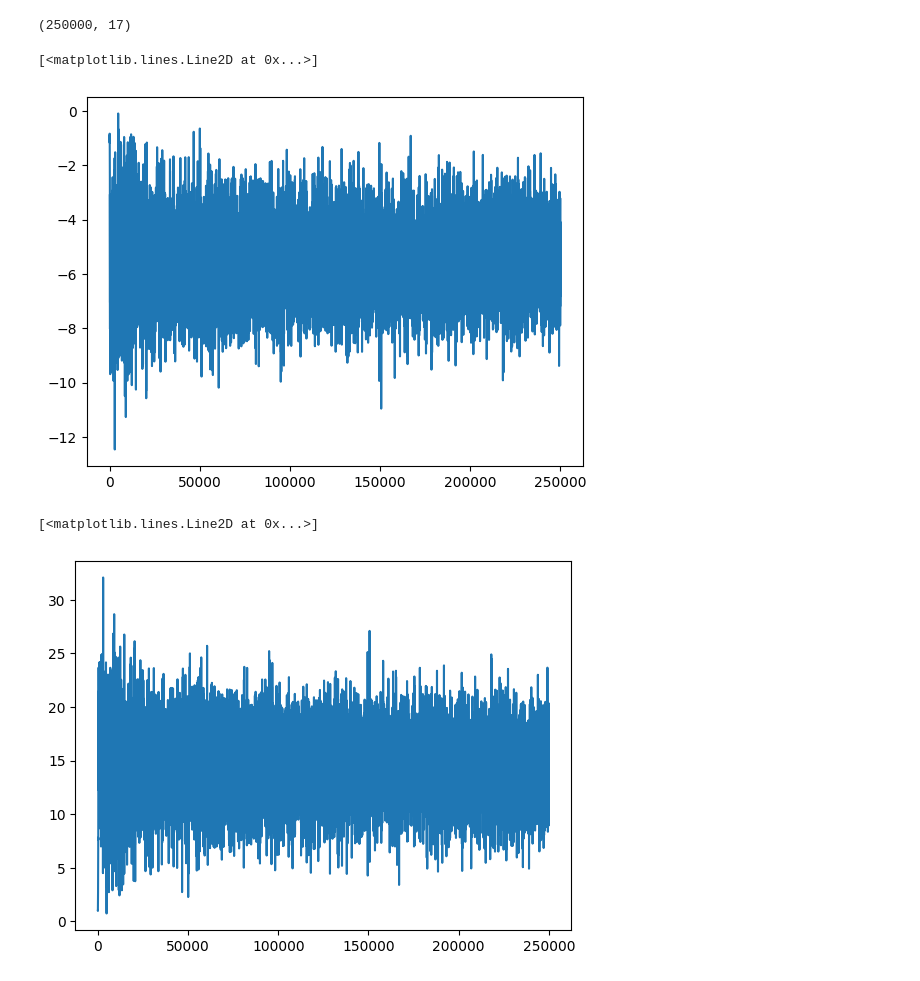
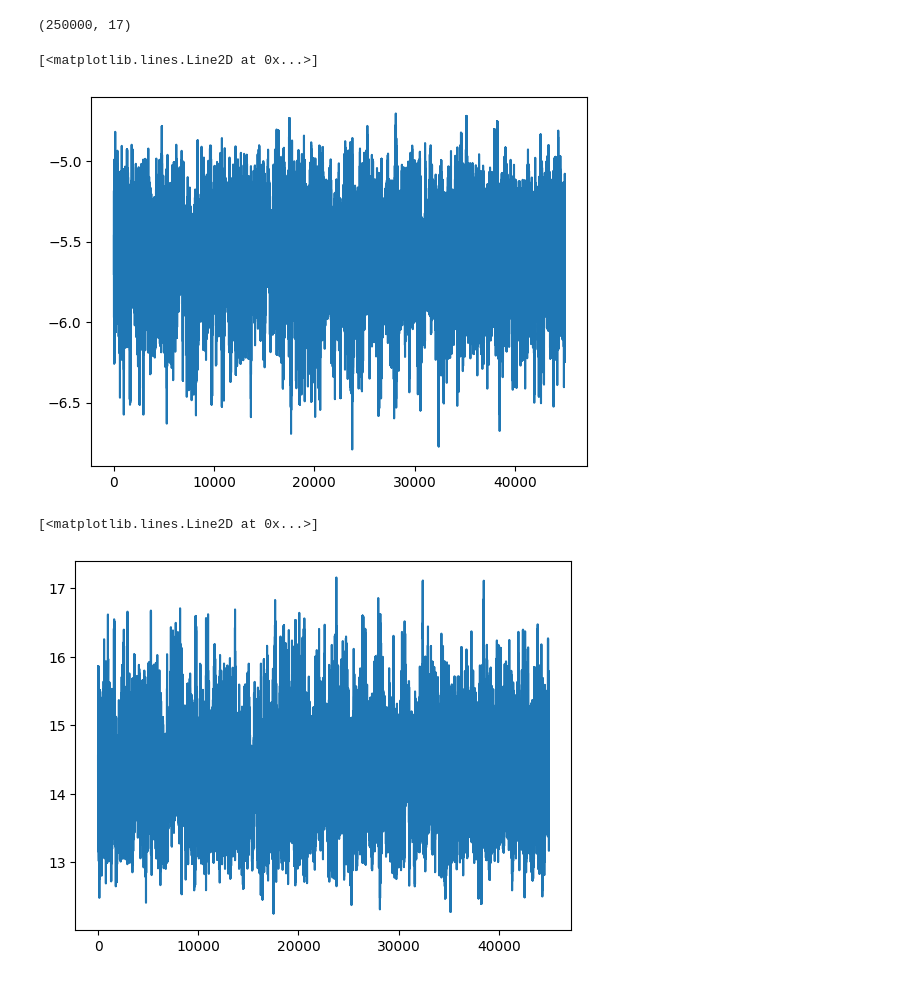
Before and after one commit to norberttoth398/PlagDetect, a Jupyter notebook: docs/examples/Sill_calibration.ipynb, the cells around one changed output. Drawn from its saved outputs; the diff is of its cells as text; code cells hidden in the pictures.

```diff
--- a/docs/examples/Sill_calibration.ipynb
+++ b/docs/examples/Sill_calibration.ipynb
@@ -166,2 +201,24 @@ def mcmc_lin_xerr(x, y, xerr, params, pmin, pmax, nsimu = 2.5e5):
+# %%
+def emcee_lin_xerr(x,y,yerr, params, pmin, pmax, nsimu = 5e4):
+    names   = ["m1", "c1", "log_f"]
+    funcs = logfuncs(pmin,pmax)
+    import emcee
+    from multiprocessing import Pool
+    pos = np.asarray(params) + 1e-5 * np.random.randn(7, 3)
+    nwalkers, ndim = pos.shape
+
+    filename = "kms25.h5"
+    backend = emcee.backends.HDFBackend(filename)
+    backend.reset(nwalkers, ndim)
+    #with Pool() as pool:
+    sampler = emcee.EnsembleSampler(
+    nwalkers, ndim, funcs.log_probability, args=(x, y, yerr), backend = backend)
+    sampler.run_mcmc(pos, int(nsimu), progress=True)
+
+    #samples = sampler.get_chain()
+    #import pickle
+    #with open("emcee_res.pkl", "wb") as f:
+    #     pickle.dump(samples, f)
+    return sampler
 # %%
-results = mcmc_lin_xerr(conf_int_mean[filter_arr], np.log10(tc[filter_arr]), err[filter_arr], [-1,1], [-20,0], [20, 40])
+results = emcee_lin_xerr(conf_int_mean[filter_arr], np.log10(tc[filter_arr]), err[filter_arr], [-1,1,0], [-20,0, -10], [20, 40, 1])
@@ -173,0 +229,2 @@ Sampling these parameters:
+# %%
+flat_samples = results.get_chain(discard=1000, thin=1, flat=True)
@@ -217,16 +278,16 @@ results["s2chain"].shape
 (250000, 17)
 # %%
 #samples for m
-plt.plot(range(250000),results["chain"][:,0] )
+plt.plot(range(len(flat_samples[:,0])),flat_samples[:,0] )
 # %% [output]
 [<matplotlib.lines.Line2D at 0x...>]
-[figure, old version]
+[figure, new version]
 # %%
 #samples for c
-plt.plot(range(250000),results["chain"][:,1] )
+plt.plot(range(len(flat_samples[:,1])),flat_samples[:,1]  )
 # %% [output]
 [<matplotlib.lines.Line2D at 0x...>]
-[figure, old version]
+[figure, new version]
 # %%
 #function to run inference using the mcmc fits above - outputs mean and std
 
```
Also changed, not shown: parts of 12 cells of this notebook, 2 other files.
